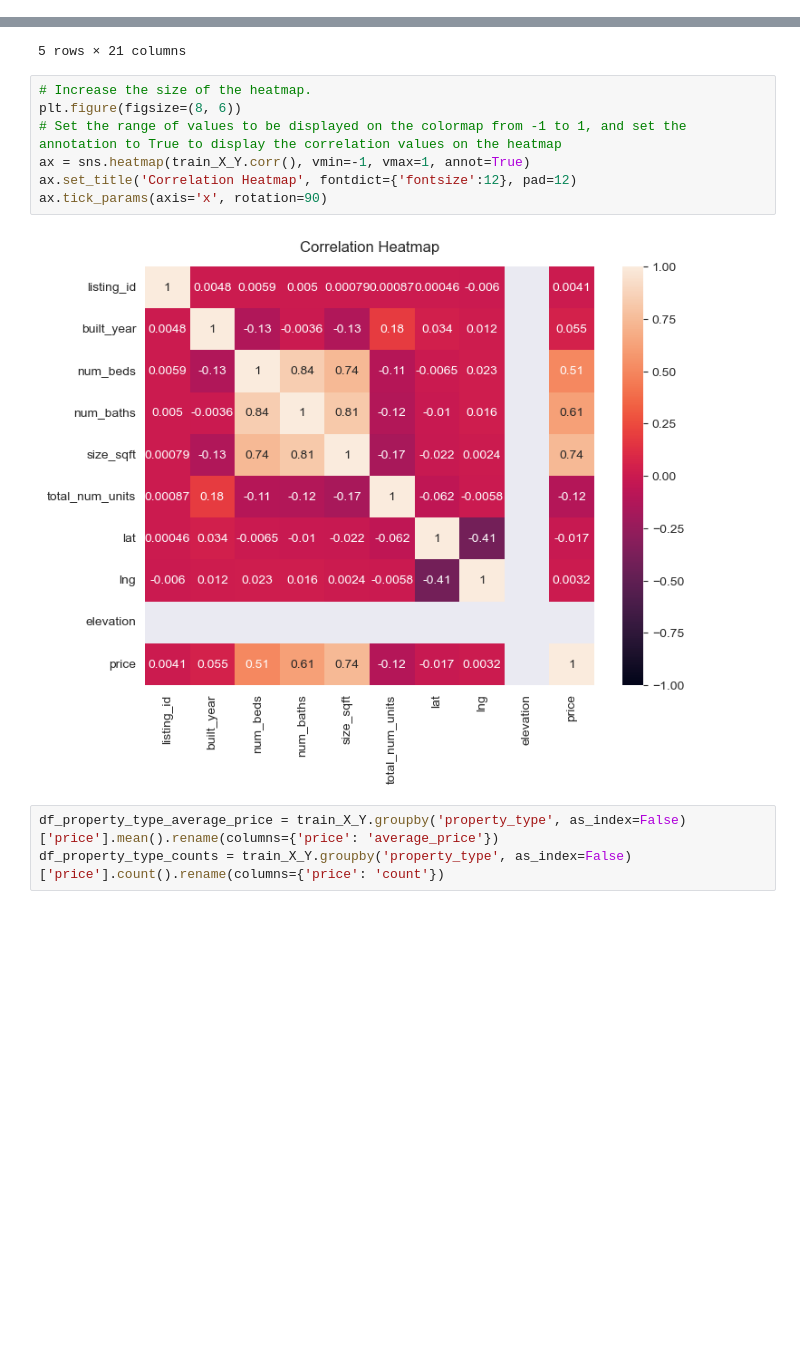
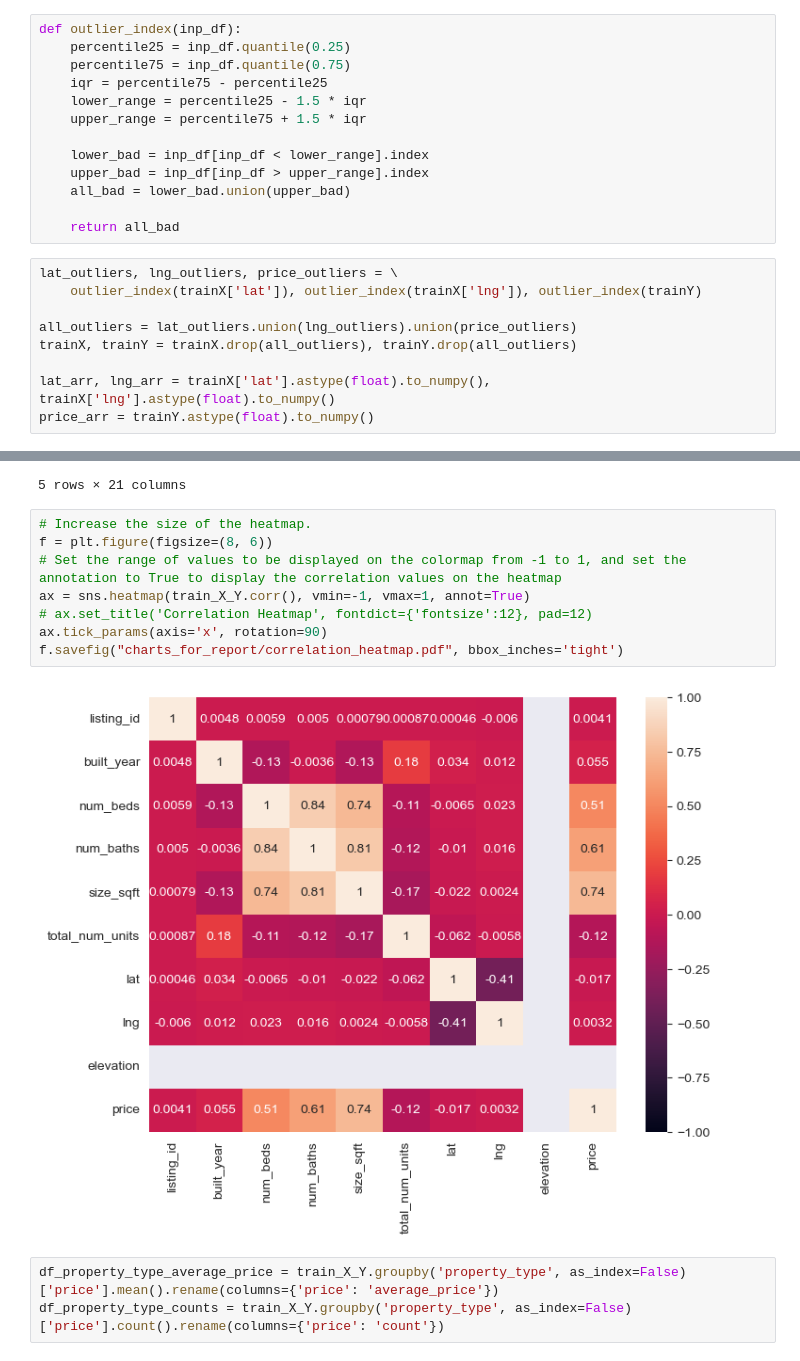
Before and after one commit to atul1696/cs5228-project, a Jupyter notebook: EDA.ipynb, the cells around one changed output, grey strips where cells are left out. Drawn from its saved outputs; the diff is of its cells as text; blank space fills up the shorter version.

```diff
--- a/EDA.ipynb
+++ b/EDA.ipynb
@@ -135,3 +127,25 @@ trainX.head()
 | 2 | 665422 | 4 bed condo for sale in meyerhouse | 128 meyer road | meyerhouse | condo | freehold | 2022.0 | 4.0 | 6.0 | ... |
 | 3 | 857699 | 3 bed condo for sale in leedon green | 26 leedon heights | leedon green | condo | freehold | 2023.0 | 3.0 | 2.0 | ... |
 | 4 | 216061 | 2 bed condo for sale in one bernam | 1 bernam street | one bernam | condo | 99-year leasehold | 2026.0 | 2.0 | 1.0 | ... |
+# %%
+def outlier_index(inp_df):
+    percentile25 = inp_df.quantile(0.25)
+    percentile75 = inp_df.quantile(0.75)
+    iqr = percentile75 - percentile25
+    lower_range = percentile25 - 1.5 * iqr
+    upper_range = percentile75 + 1.5 * iqr
+
+    lower_bad = inp_df[inp_df < lower_range].index
+    upper_bad = inp_df[inp_df > upper_range].index
+    all_bad = lower_bad.union(upper_bad)
+
+    return all_bad
+# %%
+lat_outliers, lng_outliers, price_outliers = \
+    outlier_index(trainX['lat']), outlier_index(trainX['lng']), outlier_index(trainY)
+
+all_outliers = lat_outliers.union(lng_outliers).union(price_outliers)
+trainX, trainY = trainX.drop(all_outliers), trainY.drop(all_outliers)
+
+lat_arr, lng_arr = trainX['lat'].astype(float).to_numpy(), trainX['lng'].astype(float).to_numpy()
+price_arr = trainY.astype(float).to_numpy()
@@ -153,13 +181,14 @@ train_X_Y.head()
 5 rows × 21 columns
 # %%
 # Increase the size of the heatmap.
-plt.figure(figsize=(8, 6))
+f = plt.figure(figsize=(8, 6))
 # Set the range of values to be displayed on the colormap from -1 to 1, and set the annotation to True to display the correlation values on the heatmap
 ax = sns.heatmap(train_X_Y.corr(), vmin=-1, vmax=1, annot=True)
-ax.set_title('Correlation Heatmap', fontdict={'fontsize':12}, pad=12)
+# ax.set_title('Correlation Heatmap', fontdict={'fontsize':12}, pad=12)
 ax.tick_params(axis='x', rotation=90)
+f.savefig("charts_for_report/correlation_heatmap.pdf", bbox_inches='tight')
 # %% [output]
-[figure, old version]
+[figure, new version]
 # %%
 df_property_type_average_price = train_X_Y.groupby('property_type', as_index=False)['price'].mean().rename(columns={'price': 'average_price'})
 df_property_type_counts = train_X_Y.groupby('property_type', as_index=False)['price'].count().rename(columns={'price': 'count'})
```
Also changed, not shown: parts of 26 cells of this notebook.
